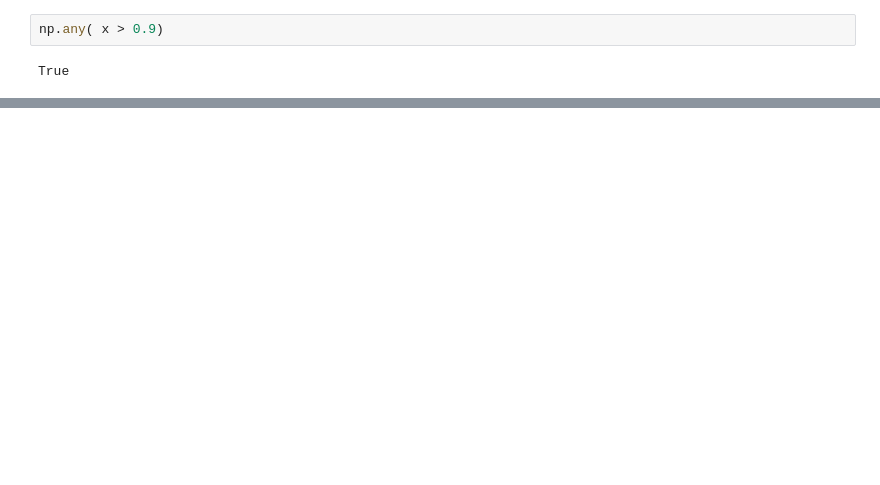
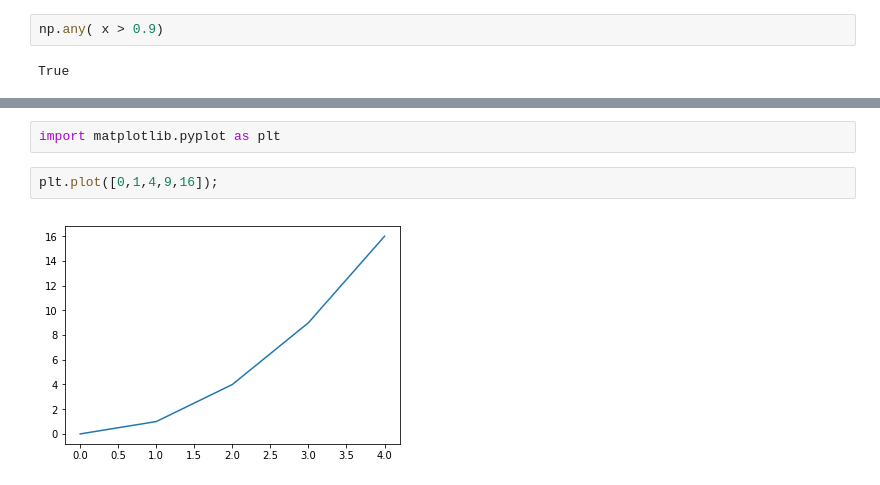
Before and after one commit to martinluduena/EDX-Curso-Python-, a Jupyter notebook: EDX_Week_2.ipynb, the cells around one changed output, grey strips where cells are left out. Drawn from its saved outputs; the diff is of its cells as text; blank space fills up the shorter version.

```diff
--- a/EDX_Week_2.ipynb
+++ b/EDX_Week_2.ipynb
@@ -386,0 +426,6 @@ False
+# %%
+import matplotlib.pyplot as plt
+# %%
+plt.plot([0,1,4,9,16]);
+# %% [output]
+[figure, added]
```
Also changed, not shown: parts of 85 cells of this notebook.
